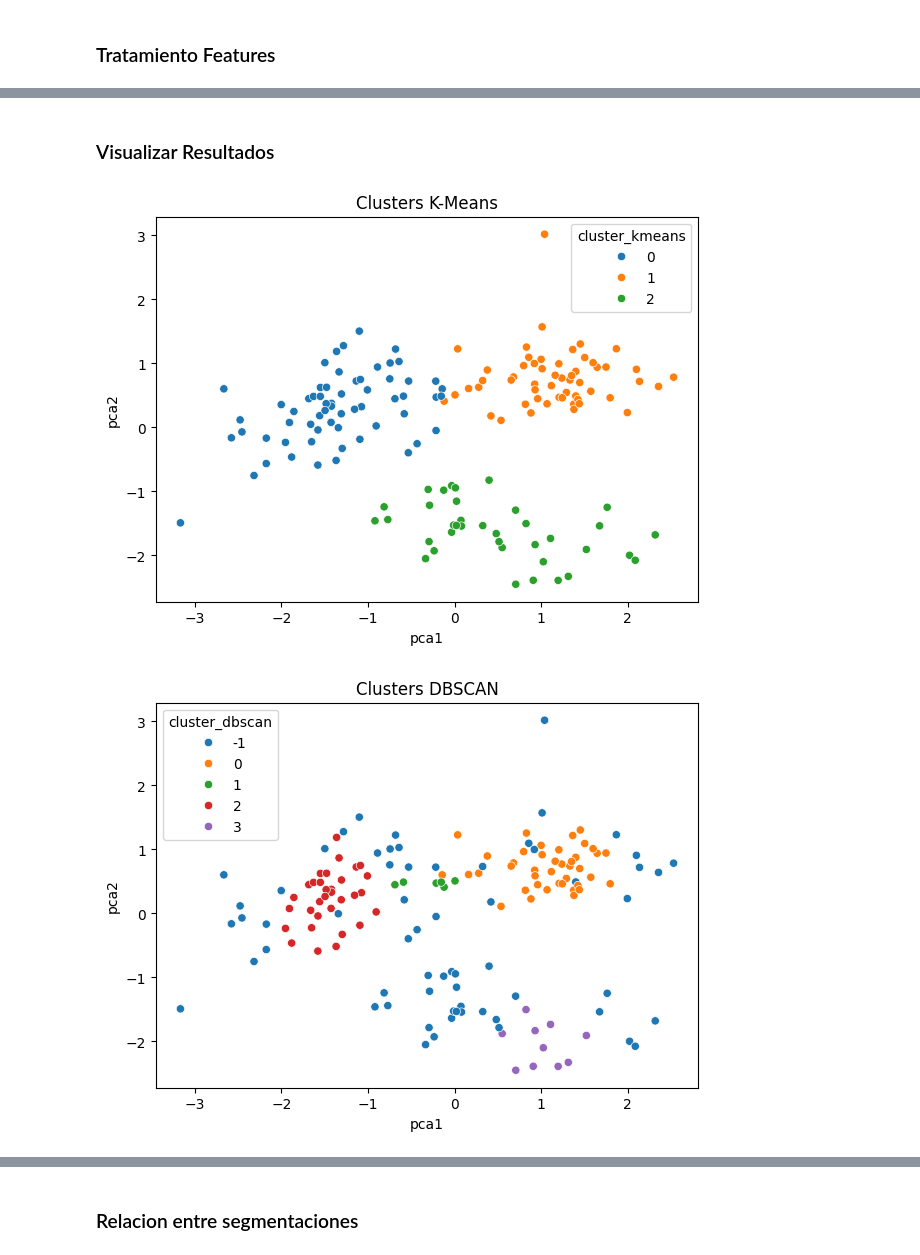
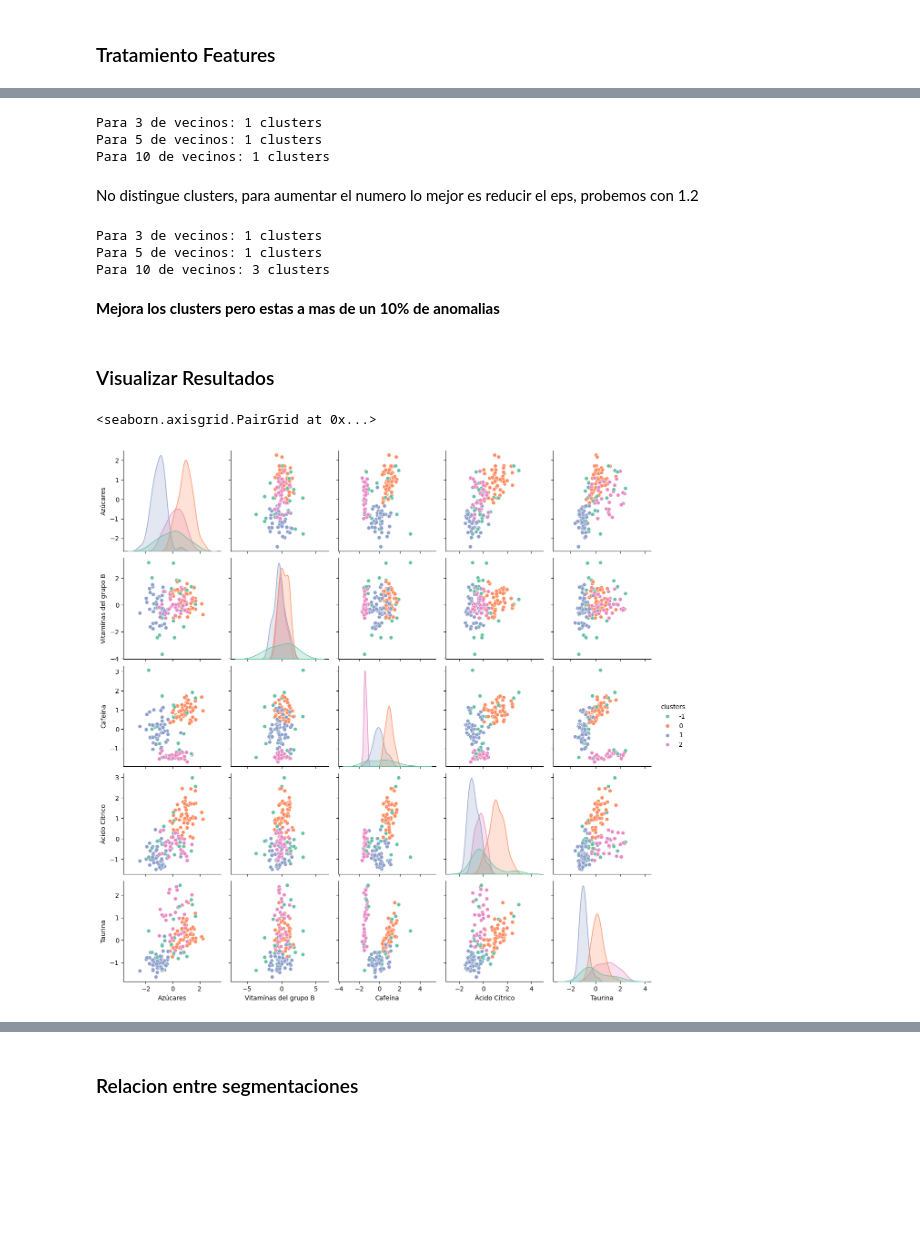
Before and after one commit to Whitee-12/DS-online-blanca, a Jupyter notebook: 04_Machine_Learning/Sprint_13/Unidad_02_ML_No_Supervisado_Clustering_DBSCAN/03_Practica_Obligatoria/18_Practica_Obligatoria_Clustering_DBSCAN.ipynb, the cells around one changed output, grey strips where cells are left out. Drawn from its saved outputs; the diff is of its cells as text; code cells hidden in the pictures; blank space fills up the shorter version.

```diff
--- a/04_Machine_Learning/Sprint_13/Unidad_02_ML_No_Supervisado_Clustering_DBSCAN/03_Practica_Obligatoria/18_Practica_Obligatoria_Clustering_DBSCAN.ipynb
+++ b/04_Machine_Learning/Sprint_13/Unidad_02_ML_No_Supervisado_Clustering_DBSCAN/03_Practica_Obligatoria/18_Practica_Obligatoria_Clustering_DBSCAN.ipynb
@@ -124,22 +177,32 @@ df["cluster_dbscan"] = db.fit_predict(X_scaled)
+# %%
+for min_samples in [3,5,10]:
+    dbscan = DBSCAN(eps = 1.3, min_samples = min_samples)
+    dbscan.fit(df)
+    print(f"Para {min_samples} de vecinos: {pd.Series(dbscan.labels_[dbscan.labels_ != -1]).nunique()} clusters")
+# %% [output]
+Para 3 de vecinos: 1 clusters
+Para 5 de vecinos: 1 clusters
+Para 10 de vecinos: 1 clusters
+# %% [markdown]
+No distingue clusters, para aumentar el numero lo mejor es reducir el eps, probemos con 1.2
+# %%
+for min_samples in [3,5,10]:
+    dbscan = DBSCAN(eps = 1.2, min_samples = min_samples)
+    dbscan.fit(df)
+    print(f"Para {min_samples} de vecinos: {pd.Series(dbscan.labels_[dbscan.labels_ != -1]).nunique()} clusters")
+# %% [output]
+Para 3 de vecinos: 1 clusters
+Para 5 de vecinos: 1 clusters
+Para 10 de vecinos: 3 clusters
+# %% [markdown]
+**Mejora los clusters pero estas a mas de un 10% de anomalias**
 # %% [markdown]
 ### Visualizar Resultados
-# %%
-from sklearn.decomposition import PCA
-
-pca = PCA(n_components=2)
-X_pca = pca.fit_transform(X_scaled)
-df["pca1"] = X_pca[:,0]
-df["pca2"] = X_pca[:,1]
-
-plt.figure(figsize=(7,5))
-sns.scatterplot(data=df, x="pca1", y="pca2", hue="cluster_kmeans", palette="tab10")
-plt.title("Clusters K-Means")
-plt.show()
-
-plt.figure(figsize=(7,5))
-sns.scatterplot(data=df, x="pca1", y="pca2", hue="cluster_dbscan", palette="tab10")
-plt.title("Clusters DBSCAN")
-plt.show()
-# %% [output]
-[figure, removed]
-[figure, removed]
+# %%
+df_all = df.copy()
+df_all['clusters']= dbscan.labels_
+# %%
+sns.pairplot(df_all, hue='clusters', palette='Set2')
+# %% [output]
+<seaborn.axisgrid.PairGrid at 0x...>
+[figure, added]
```
Also changed, not shown: parts of 23 cells of this notebook, 10 other files.
